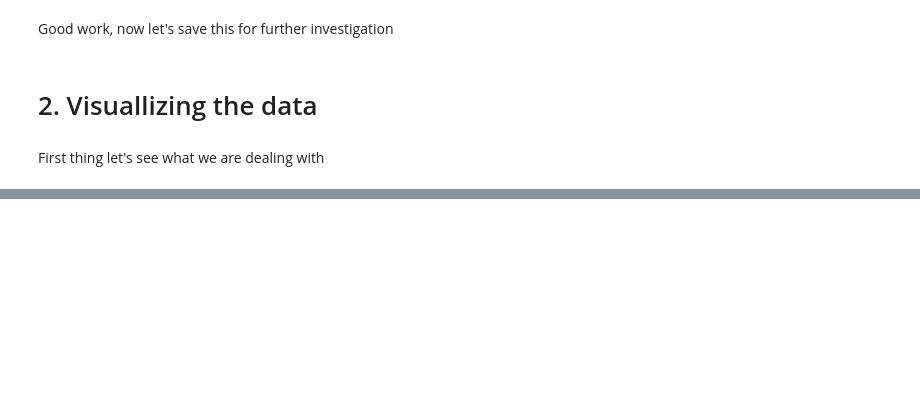
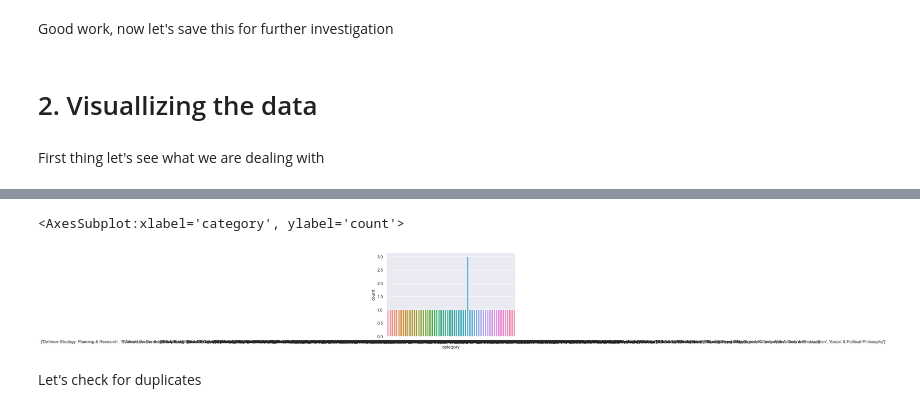
Before and after one commit to agnoam/ml_crawling, a Jupyter notebook: src/BD crawling.ipynb, the cells around one changed output, grey strips where cells are left out. Cells and saved outputs as stored; diff of their text form; code cells hidden in the pictures; blank space fills up the shorter version.

```diff
--- a/src/BD crawling.ipynb
+++ b/src/BD crawling.ipynb
@@ -313,0 +380,7 @@ df.head()
+# %%
+sns.countplot(x=df['category'])
+# %% [output]
+<AxesSubplot:xlabel='category', ylabel='count'>
+[figure, added]
+# %% [markdown]
+Let's check for duplicates
```
Also changed, not shown: parts of 18 cells of this notebook.
